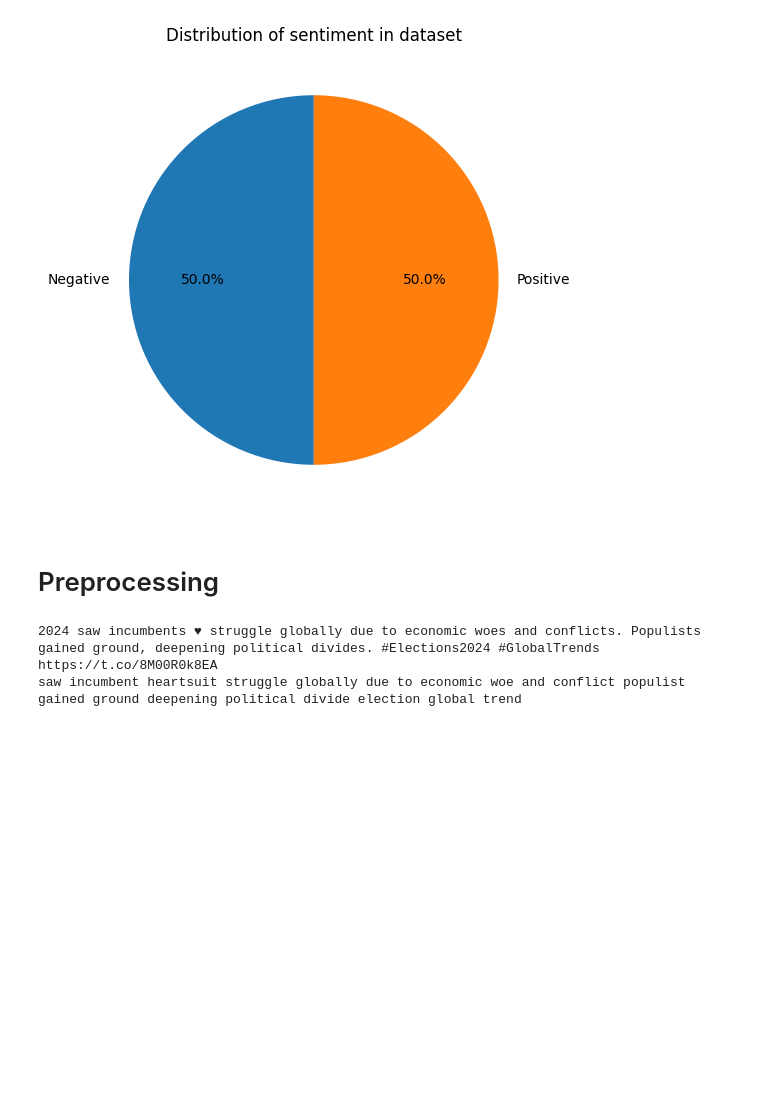
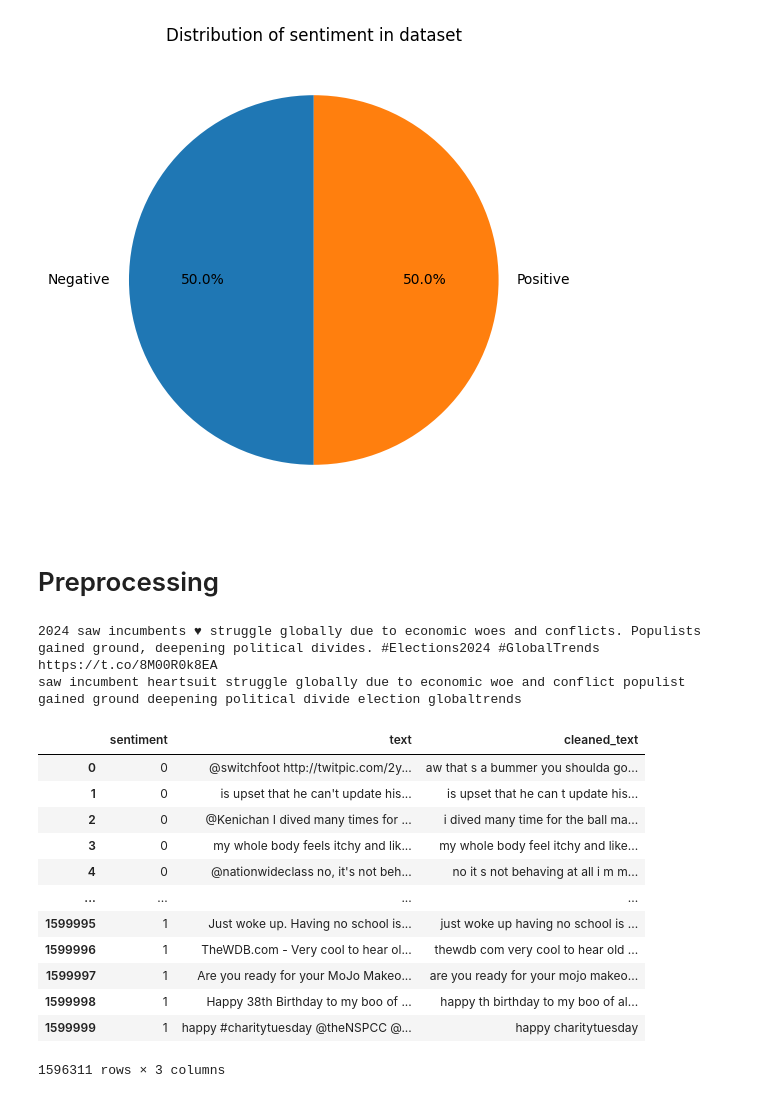
Before and after one commit to Rahifhiba/SMM-Social-Media-Mood, a Jupyter notebook: notebook.ipynb, the cells around one changed output. Saved outputs shown, nothing was run; the diff lists cells and outputs as text; code cells hidden in the pictures; blank space fills up the shorter version.

```diff
--- a/notebook.ipynb
+++ b/notebook.ipynb
@@ -139,11 +147,13 @@ class TextPreprocessor:
             """Split CamelCase hashtags into separate words."""
             return re.sub(r'(?<!^)(?=[A-Z])', ' ', hashtag)
         text = text.strip()
+        text = text.lower()
         text = re.sub(r'https?://\S+|www\.\S+', '', text)
         text = re.sub(r'@\w+', '', text)
         text = re.sub(r'#(\w+)', lambda m: split_camel_case(m.group(1)), text)
-        text = text.lower()
+        text = re.sub(r'[^\w\s]', ' ', text)
         text = re.sub(r'[^a-zA-Z\s]', '', text)
+
         return text
 
     def filter_non_english_words(self, text):
@@ -186,6 +196,23 @@ print(word)
 print(pre.preprocess(word))
 # %% [output]
 2024 saw incumbents ♥ struggle globally due to economic woes and conflicts. Populists gained ground, deepening political divides. #Elections2024 #GlobalTrends https://t.co/8M00R0k8EA
-saw incumbent heartsuit struggle globally due to economic woe and conflict populist gained ground deepening political divide election global trend
+saw incumbent heartsuit struggle globally due to economic woe and conflict populist gained ground deepening political divide election globaltrends
 # %%
+
 df['cleaned_text'] = tqdm(df['text'].apply(pre.preprocess), desc='Preprocessing text')
+df = df[df['cleaned_text'] != '']
+df
+# %% [output]
+|  | sentiment | text | cleaned_text |
+| 0 | 0 | @switchfoot http://twitpic.com/2y... | aw that s a bummer you shoulda go... |
+| 1 | 0 | is upset that he can't update his... | is upset that he can t update his... |
+| 2 | 0 | @Kenichan I dived many times for ... | i dived many time for the ball ma... |
+| 3 | 0 | my whole body feels itchy and lik... | my whole body feel itchy and like... |
+| 4 | 0 | @nationwideclass no, it's not beh... | no it s not behaving at all i m m... |
+| ... | ... | ... | ... |
+| 1599995 | 1 | Just woke up. Having no school is... | just woke up having no school is ... |
+| 1599996 | 1 | TheWDB.com - Very cool to hear ol... | thewdb com very cool to hear old ... |
+| 1599997 | 1 | Are you ready for your MoJo Makeo... | are you ready for your mojo makeo... |
+| 1599998 | 1 | Happy 38th Birthday to my boo of ... | happy th birthday to my boo of al... |
+| 1599999 | 1 | happy #charitytuesday @theNSPCC @... | happy charitytuesday |
+1596311 rows × 3 columns
```
Also changed, not shown: parts of 13 cells of this notebook, 6 other files.
